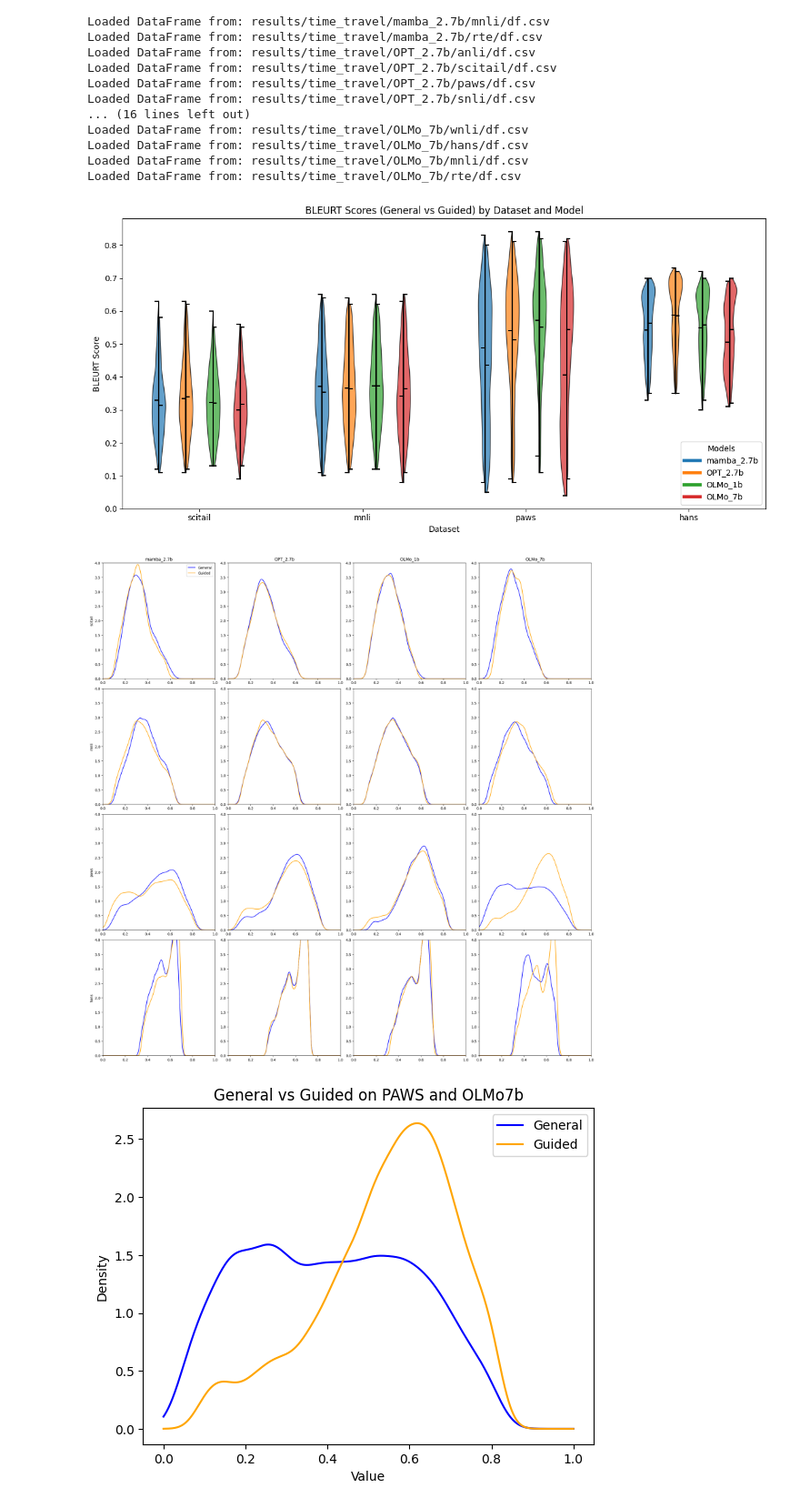
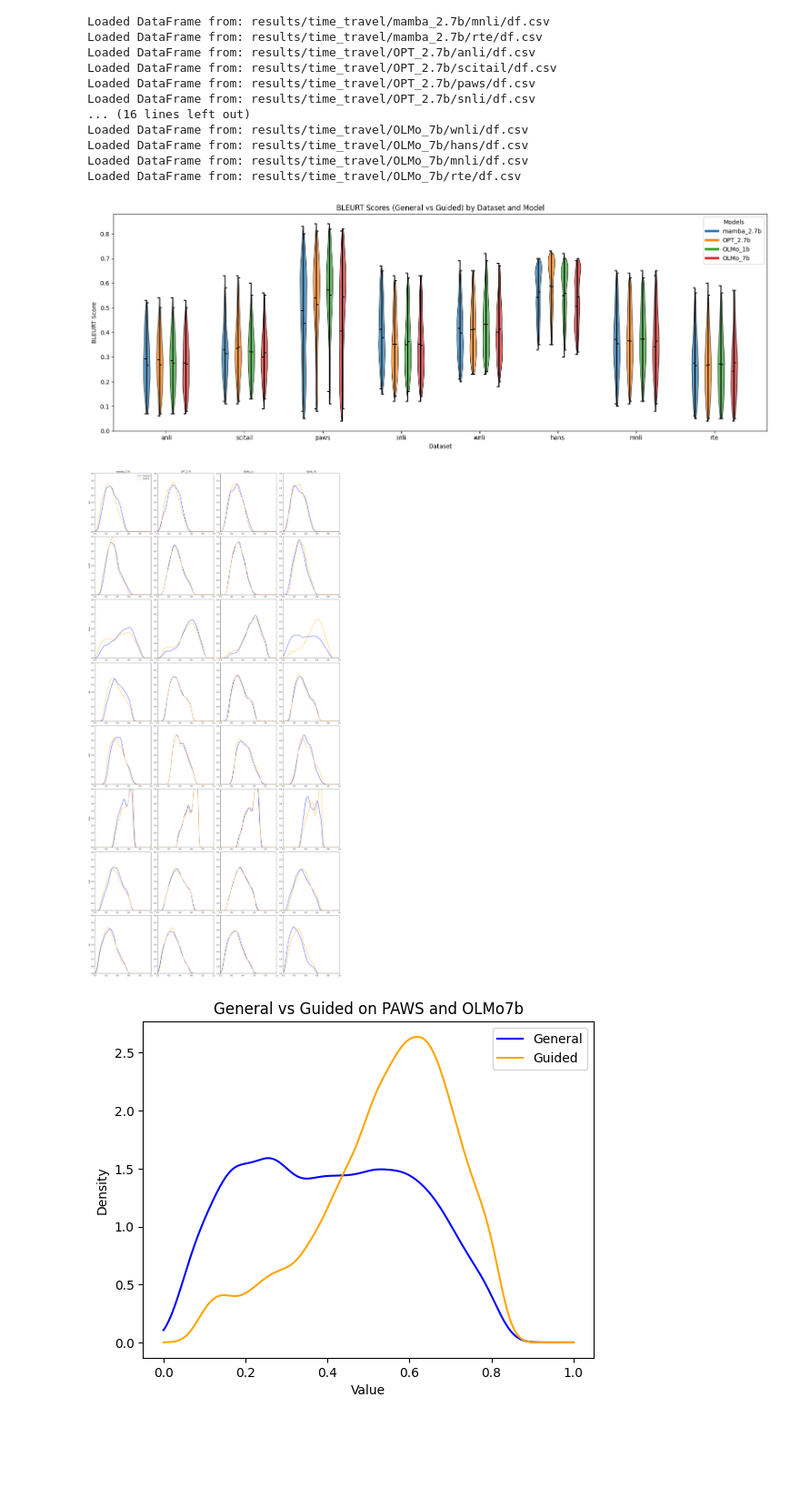
Before and after one commit to ilboglions/DL2024, a Jupyter notebook: notebooks/time_travel.ipynb, the cells around one changed output. Shown at 91% size. Drawn from its saved outputs; the diff is of its cells as text; code cells hidden in the pictures; blank space fills up the shorter version.

```diff
--- a/notebooks/time_travel.ipynb
+++ b/notebooks/time_travel.ipynb
@@ -66,7 +66,8 @@ Loaded DataFrame from: results/time_travel/OLMo_7b/rte/df.csv
 combined_df = pd.concat(dataframes, ignore_index=True)
 
 # Prepare the data for the violin plot
-datasets = ['scitail', 'mnli', 'paws', 'hans'] #combined_df['Dataset'].unique()
+datasets = combined_df['Dataset'].unique()
+# datasets = ['scitail', 'mnli', 'paws', 'hans']
 # datasets = list(set(combined_df['Dataset'].unique()) - set(datasets))
 models = combined_df['Model'].unique()
 
@@ -100,7 +101,7 @@ for dataset in datasets:
     current_position += 2
 # %%
 # Create the violin plot for both general and guided rouge scores
-fig, ax = plt.subplots(figsize=(12, 6))
+fig, ax = plt.subplots(figsize=(16, 6))
 
 # Plot "general" (left) violins
 violin_parts_left = ax.violinplot(violin_data_left, positions=position_models, side='low', showmeans=True, showextrema=True, showmedians=False)
@@ -116,35 +117,35 @@ for line_type in ['cmeans', 'cmins', 'cmaxes', 'cbars']:
     if line_type in violin_parts_right:
         violin_parts_right[line_type].set_color('black')
 
 # Add colors to the violins for the left side (general)
 for i, pc in enumerate(violin_parts_left['bodies']):
     model = models[i % len(models)]  # Cycle through models
     pc.set_facecolor(model_color_map[model])
     pc.set_edgecolor('black')
     pc.set_alpha(0.7)
 
 # Add colors to the violins for the right side (guided)
 for i, pc in enumerate(violin_parts_right['bodies']):
     model = models[i % len(models)]  # Cycle through models
     pc.set_facecolor(model_color_map[model])
     pc.set_edgecolor('black')
     pc.set_alpha(0.7)
 
 # Customize the X-axis
 ax.set_xticks(dataset_positions)
 ax.set_xticklabels(datasets, rotation=0)
 ax.set_xlabel("Dataset")
 ax.set_ylabel(f"BLEURT Score")
 ax.set_title(f"BLEURT Scores (General vs Guided) by Dataset and Model")
 
 # Add a legend for the models
 handles = [plt.Line2D([0], [0], color=model_color_map[model], lw=4, label=model) for model in models]
-ax.legend(handles=handles, title="Models", loc="lower right")
+ax.legend(handles=handles, title="Models", loc="upper right")
 
 plt.tight_layout()
 plt.show()
 # %% [output]
-[figure, old version]
+[figure, new version]
 # %%
 # Number of datasets
 num_datasets = len(violin_data_left)
@@ -195,7 +196,7 @@ for i in range(num_datasets, len(axes)):
 # Show the plot
 plt.show()
 # %% [output]
-[figure, old version]
+[figure, new version]
 # %%
 # Estimate the probability density function using gaussian_kde
 density1 = gaussian_kde(violin_data_left[11])
```
Also changed, not shown: 1 other file.
